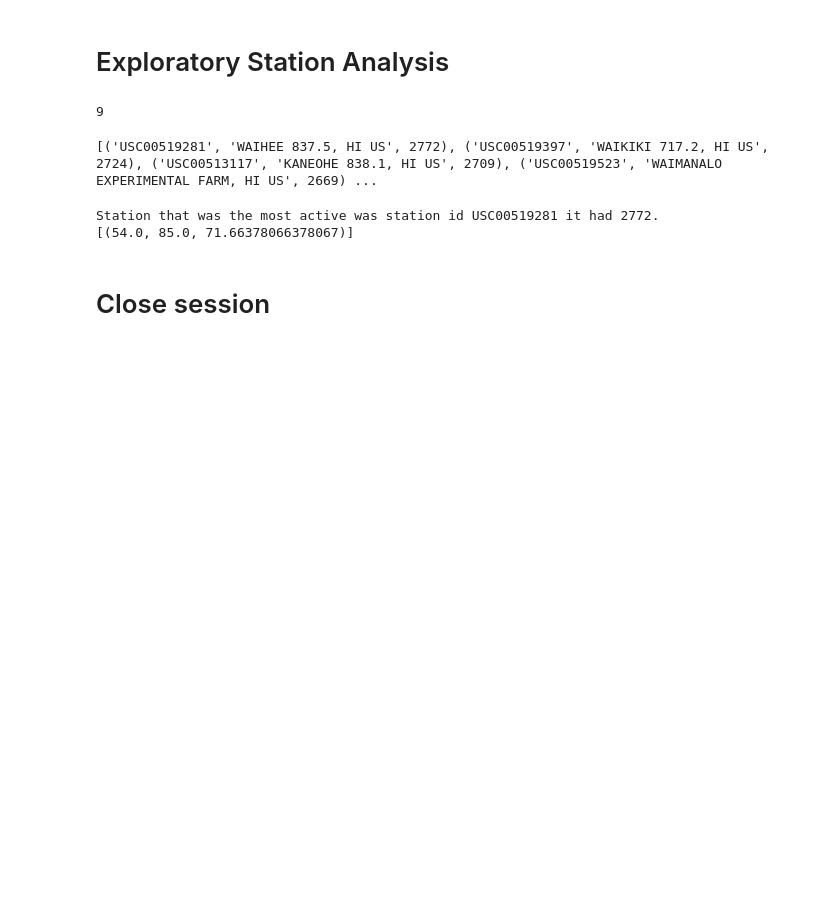
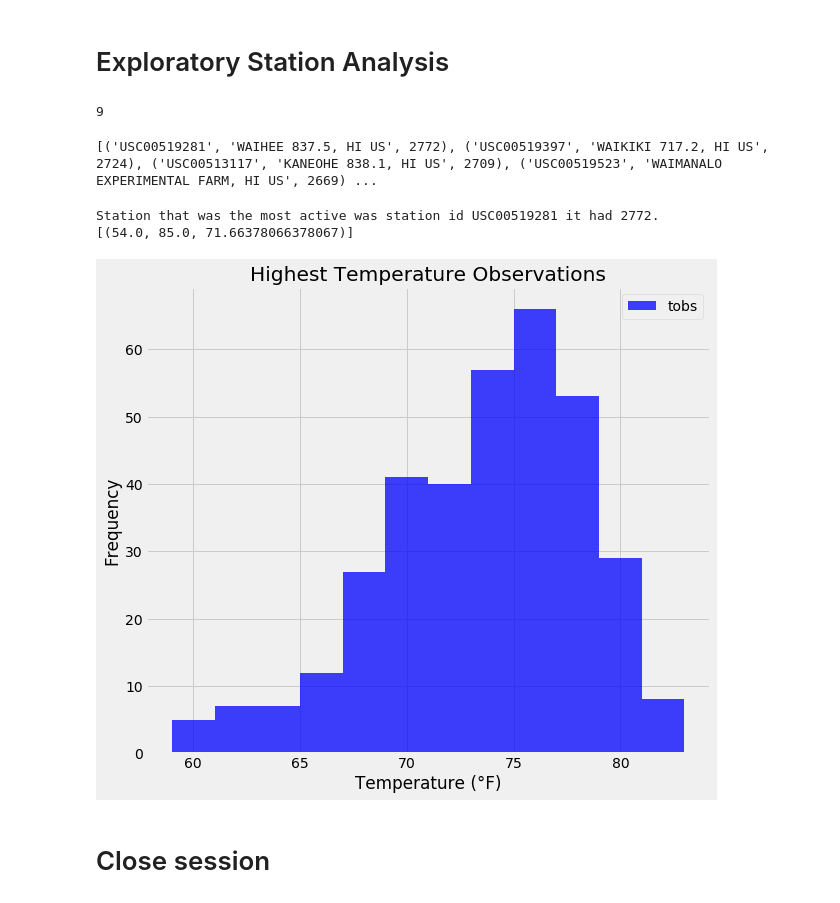
Before and after one commit to abednarz210/SQLalchemy_surfs_up, a Jupyter notebook: climate_starter.ipynb, the cells around one changed output. Saved outputs shown, nothing was run; the diff lists cells and outputs as text; code cells hidden in the pictures; blank space fills up the shorter version.

```diff
--- a/climate_starter.ipynb
+++ b/climate_starter.ipynb
@@ -131,6 +131,19 @@ Station that was the most active was station id USC00519281 it had 2772.
 # %%
 # Using the most active station id
 # Query the last 12 months of temperature observation data for this station and plot the results as a histogram
+temp_obs = session.query(measurement.tobs).\
+    filter(measurement.station == station_id).filter(measurement.date >= query_date).all()
+
+temp_obs_df = pd.DataFrame(temp_obs, columns=['tobs'])
+temp_obs_df.head()
+
+temp_obs_df.plot(kind="hist", color="blue",alpha=0.75, bins=12, figsize=(9,8))
+plt.title("Highest Temperature Observations")
+plt.xlabel('Temperature (°F)')
+plt.ylabel('Frequency')
+plt.show()
+# %% [output]
+[figure, added]
 # %% [markdown]
 # Close session
 # %%
```
Also changed, not shown: parts of 2 cells of this notebook, 1 other file.
